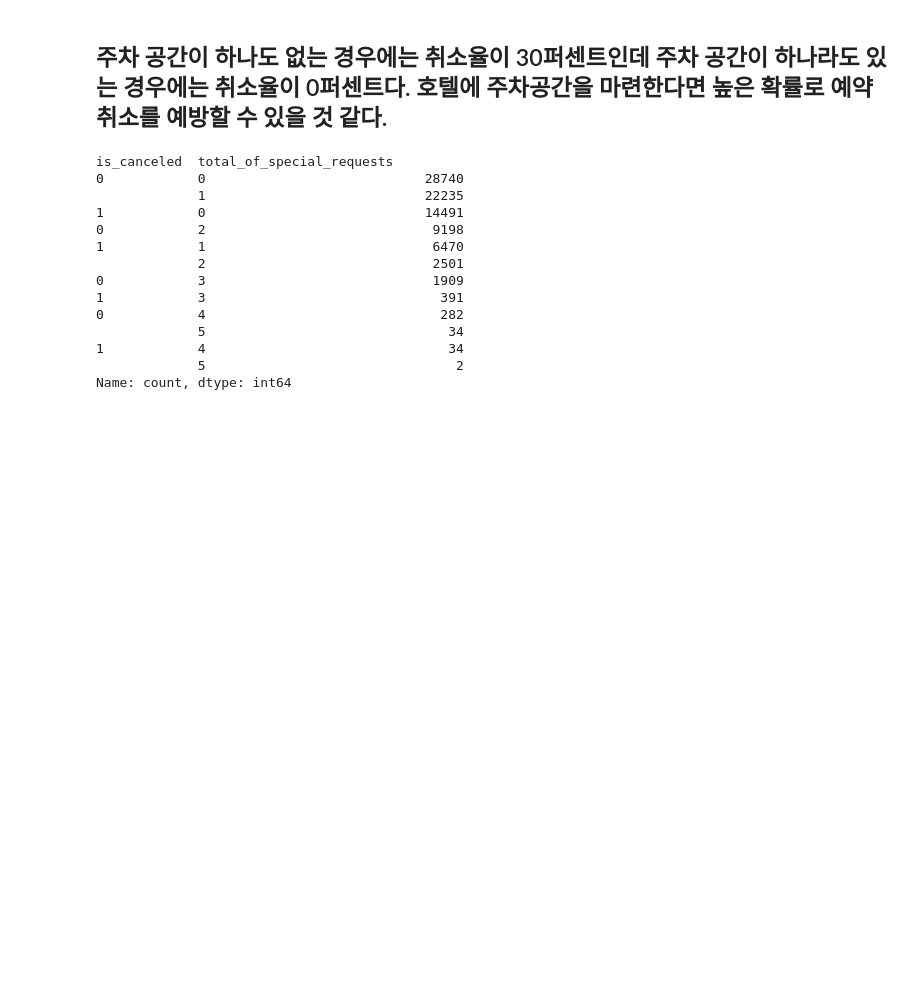
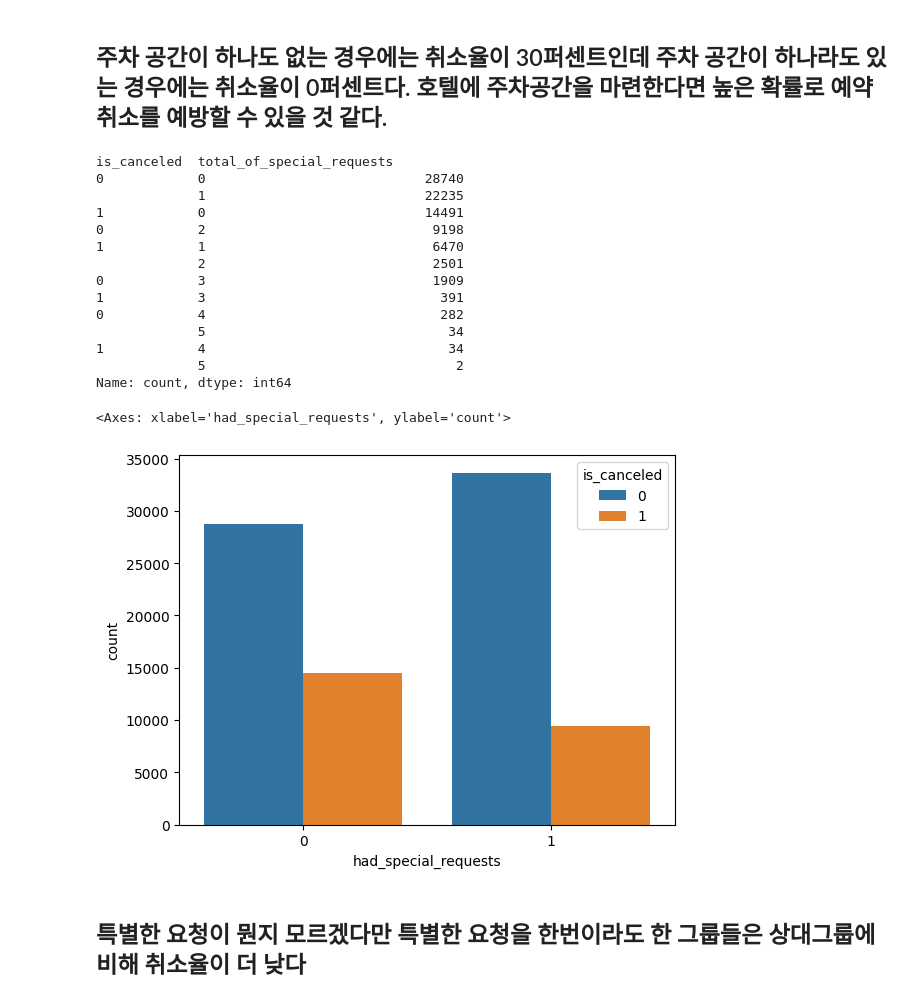
Before and after one commit to Woo0ddy/Coding_Blog, a Jupyter notebook: 미션2_1팀_강동우.ipynb, the cells around one changed output. Drawn from its saved outputs; the diff is of its cells as text; code cells hidden in the pictures; blank space fills up the shorter version.

```diff
--- a/미션2_1팀_강동우.ipynb
+++ b/미션2_1팀_강동우.ipynb
@@ -600,3 +594,11 @@ is_canceled  total_of_special_requests
 1            4                               34
              5                                2
 Name: count, dtype: int64
+# %%
+df['had_special_requests'] = df['total_of_special_requests'].apply(lambda x: 0 if x == 0 else 1)
+sns.countplot(data=df, x='had_special_requests', hue='is_canceled')
+# %% [output]
+<Axes: xlabel='had_special_requests', ylabel='count'>
+[figure, added]
+# %% [markdown]
+## 특별한 요청이 뭔지 모르겠다만 특별한 요청을 한번이라도 한 그룹들은 상대그룹에 비해 취소율이 더 낮다
```
Also changed, not shown: parts of 7 cells of this notebook, 2 other files.
